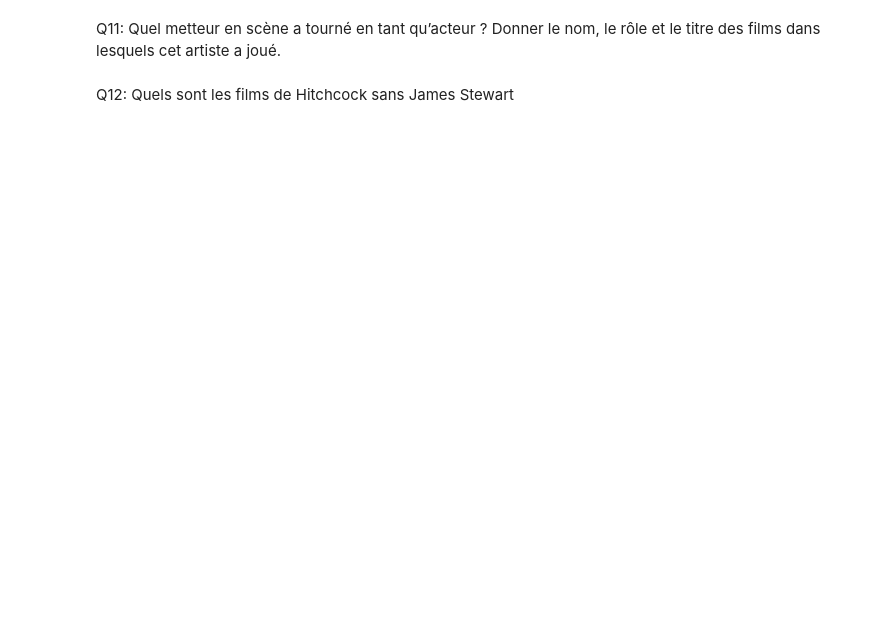
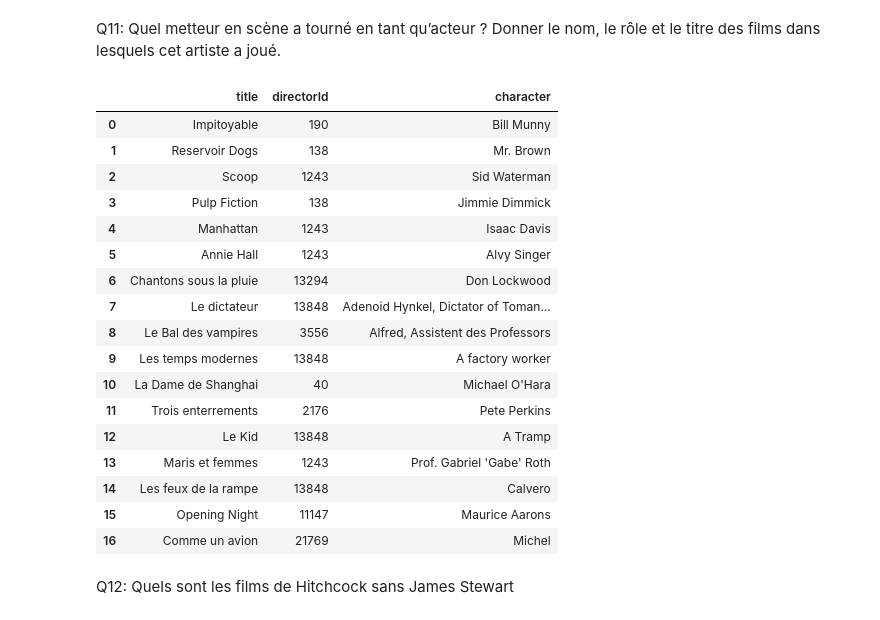
Before and after one commit to j3dec/movies3, a Jupyter notebook: movies-3.ipynb, the cells around one changed output. Saved outputs shown, nothing was run; the diff lists cells and outputs as text; code cells hidden in the pictures; blank space fills up the shorter version.

```diff
--- a/movies-3.ipynb
+++ b/movies-3.ipynb
@@ -161,4 +239,26 @@ Q10: Quels sont les films de Quentin Tarantino dans lesquels il n’a pas joué
 # %% [markdown]
 Q11: Quel metteur en scène a tourné en tant qu’acteur ? Donner le nom, le rôle et le titre des films dans lesquels cet artiste a joué.
+# %%
+res = pd.read_sql_query("SELECT title, directorId, `character` FROM movies INNER JOIN roles ON movies.id = roles.movieId WHERE directorId = roles.actorId", engine)
+res
+# %% [output]
+|  | title | directorId | character |
+| 0 | Impitoyable | 190 | Bill Munny |
+| 1 | Reservoir Dogs | 138 | Mr. Brown |
+| 2 | Scoop | 1243 | Sid Waterman |
+| 3 | Pulp Fiction | 138 | Jimmie Dimmick |
+| 4 | Manhattan | 1243 | Isaac Davis |
+| 5 | Annie Hall | 1243 | Alvy Singer |
+| 6 | Chantons sous la pluie | 13294 | Don Lockwood |
+| 7 | Le dictateur | 13848 | Adenoid Hynkel, Dictator of Toman... |
+| 8 | Le Bal des vampires | 3556 | Alfred, Assistent des Professors |
+| 9 | Les temps modernes | 13848 | A factory worker |
+| 10 | La Dame de Shanghai | 40 | Michael O'Hara |
+| 11 | Trois enterrements | 2176 | Pete Perkins |
+| 12 | Le Kid | 13848 | A Tramp |
+| 13 | Maris et femmes | 1243 | Prof. Gabriel 'Gabe' Roth |
+| 14 | Les feux de la rampe | 13848 | Calvero |
+| 15 | Opening Night | 11147 | Maurice Aarons |
+| 16 | Comme un avion | 21769 | Michel |
 # %% [markdown]
 Q12: Quels sont les films de Hitchcock sans James Stewart
```
Also changed, not shown: parts of 15 cells of this notebook.
